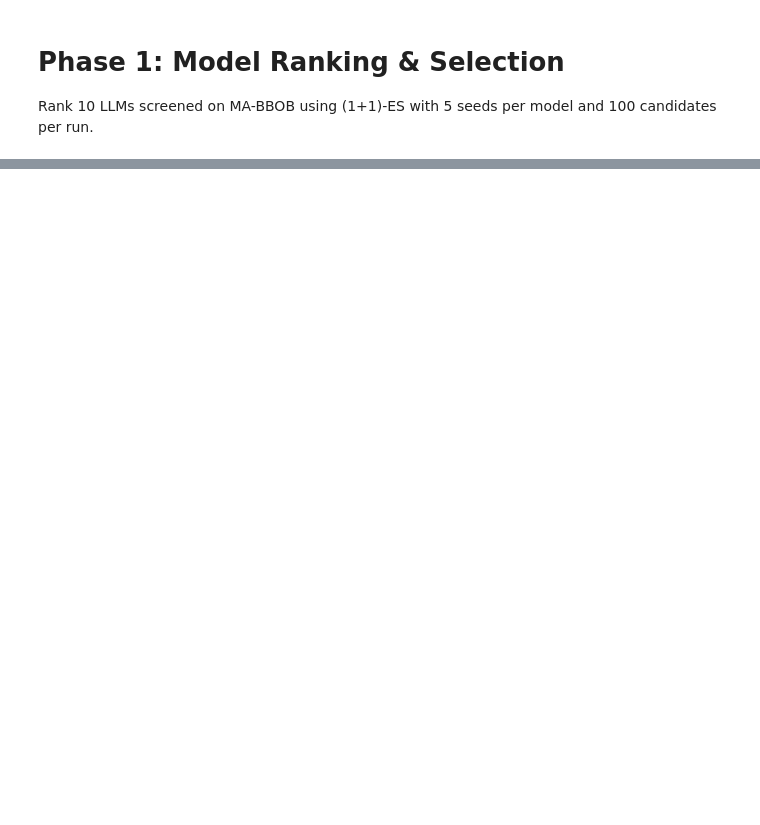
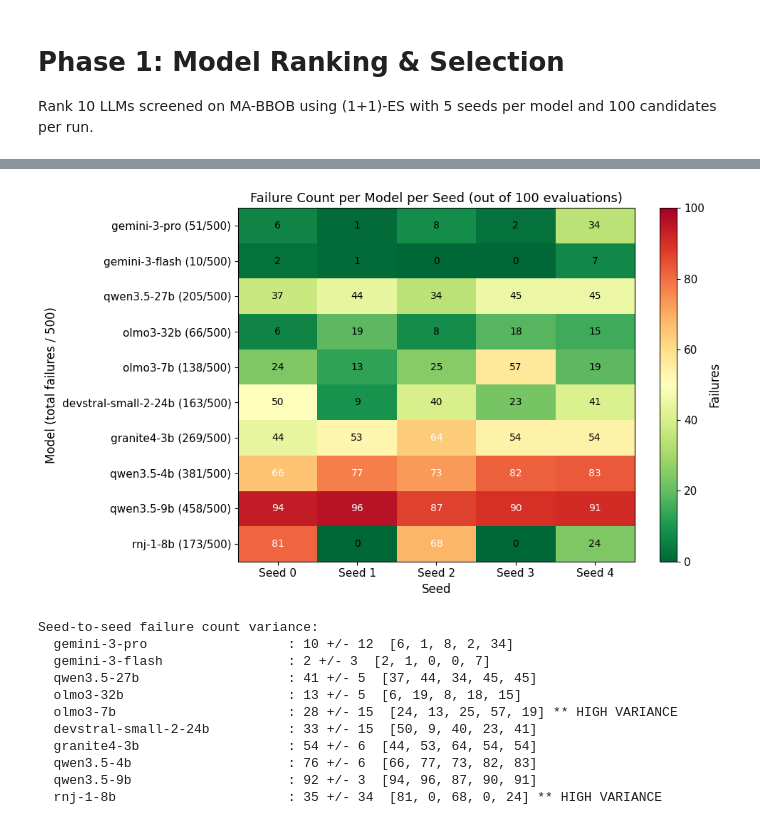
Before and after one commit to Maxwe11h/thesis-experiments, a Jupyter notebook: analysis/phase1_model_ranking.ipynb, the cells around one changed output, grey strips where cells are left out. Saved outputs shown, nothing was run; the diff lists cells and outputs as text; code cells hidden in the pictures; blank space fills up the shorter version.

```diff
--- a/analysis/phase1_model_ranking.ipynb
+++ b/analysis/phase1_model_ranking.ipynb
@@ -517,0 +639,58 @@ for m in summary["model"].tolist():
+# %%
+# --- Failure Count per Seed Heatmap ---
+
+# Build failure count matrix: models (sorted by AOCC) × seeds
+models_sorted = summary["model"].tolist()
+fail_count_matrix = np.full((len(models_sorted), N_SEEDS), np.nan)
+
+for i, model in enumerate(models_sorted):
+    for seed in range(N_SEEDS):
+        sub = df[(df["model"] == model) & (df["seed"] == seed)]
+        if not sub.empty:
+            fail_count_matrix[i, seed] = sub["failed"].sum()
+
+model_labels = [f"{m} ({int(fail_count_matrix[i].sum())}/500)" for i, m in enumerate(models_sorted)]
+
+fig, ax = plt.subplots(figsize=(10, max(6, len(models_sorted) * 0.55)))
+im = ax.imshow(fail_count_matrix, aspect="auto", cmap="RdYlGn_r", vmin=0, vmax=BUDGET)
+
+for i in range(fail_count_matrix.shape[0]):
+    for j in range(fail_count_matrix.shape[1]):
+        val = fail_count_matrix[i, j]
+        if not np.isnan(val):
+            ax.text(j, i, f"{int(val)}", ha="center", va="center", fontsize=10,
+                    color="white" if val > 60 else "black")
+
+ax.set_xticks(range(N_SEEDS))
+ax.set_xticklabels([f"Seed {s}" for s in range(N_SEEDS)])
+ax.set_yticks(range(len(model_labels)))
+ax.set_yticklabels(model_labels)
+ax.set_xlabel("Seed")
+ax.set_ylabel("Model (total failures / 500)")
+ax.set_title("Failure Count per Model per Seed (out of 100 evaluations)")
+plt.colorbar(im, ax=ax, label="Failures")
+plt.tight_layout()
+plt.show()
+
+# Flag high-variance models
+print("\nSeed-to-seed failure count variance:")
+for i, model in enumerate(models_sorted):
+    counts = fail_count_matrix[i]
+    valid = counts[~np.isnan(counts)]
+    if len(valid) > 1:
+        flag = " ** HIGH VARIANCE" if np.std(valid) > 15 else ""
+        print(f"  {model:30s}: {np.mean(valid):.0f} +/- {np.std(valid):.0f}  "
+              f"[{', '.join(f'{int(v)}' for v in valid)}]{flag}")
+# %% [output]
+[figure, added]
+Seed-to-seed failure count variance:
+  gemini-3-pro                  : 10 +/- 12  [6, 1, 8, 2, 34]
+  gemini-3-flash                : 2 +/- 3  [2, 1, 0, 0, 7]
+  qwen3.5-27b                   : 41 +/- 5  [37, 44, 34, 45, 45]
+  olmo3-32b                     : 13 +/- 5  [6, 19, 8, 18, 15]
+  olmo3-7b                      : 28 +/- 15  [24, 13, 25, 57, 19] ** HIGH VARIANCE
+  devstral-small-2-24b          : 33 +/- 15  [50, 9, 40, 23, 41]
+  granite4-3b                   : 54 +/- 6  [44, 53, 64, 54, 54]
+  qwen3.5-4b                    : 76 +/- 6  [66, 77, 73, 82, 83]
+  qwen3.5-9b                    : 92 +/- 3  [94, 96, 87, 90, 91]
+  rnj-1-8b                      : 35 +/- 34  [81, 0, 68, 0, 24] ** HIGH VARIANCE
```
Also changed, not shown: parts of 13 cells of this notebook, 15 other files.
